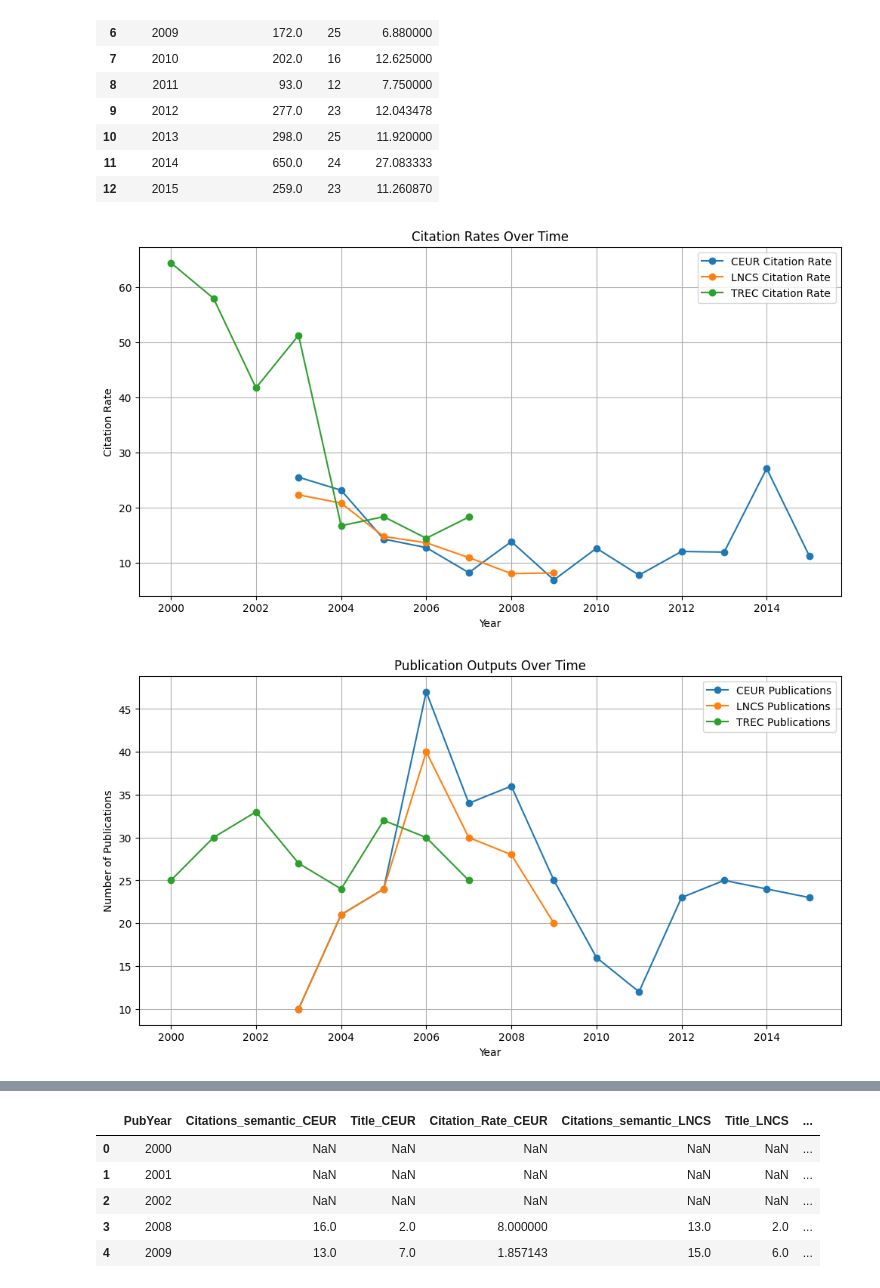
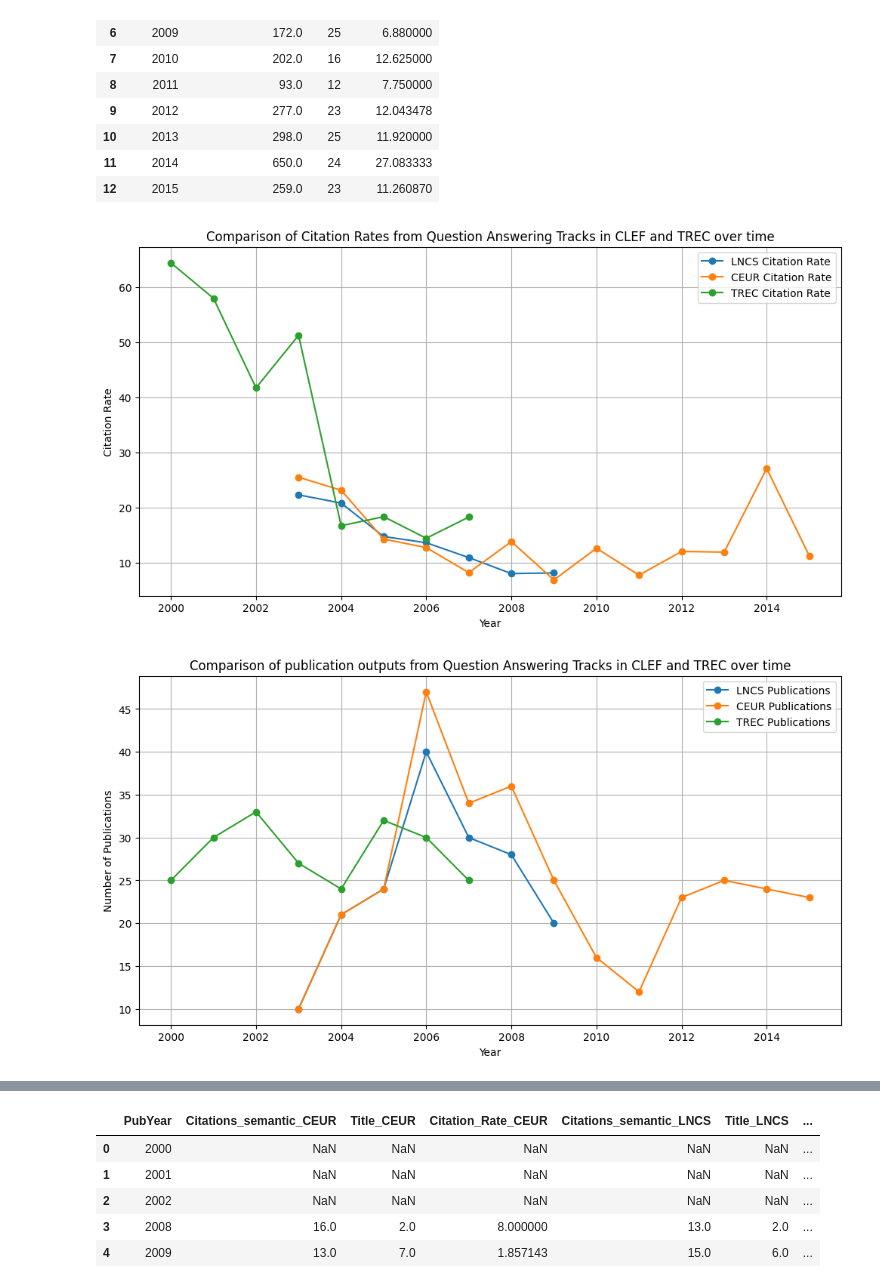
Before and after one commit to AndyKruff/MA_Scholarly_Impact_TREC_CLEF, a Jupyter notebook: code/analysis/compare_challenges/compare_comparable_tracks_and_labs.ipynb, the cells around one changed output, grey strips where cells are left out. Cells and saved outputs as stored; diff of their text form; code cells hidden in the pictures.

```diff
--- a/code/analysis/compare_challenges/compare_comparable_tracks_and_labs.ipynb
+++ b/code/analysis/compare_challenges/compare_comparable_tracks_and_labs.ipynb
@@ -174,16 +174,16 @@ import matplotlib.pyplot as plt
 # Ensure the years align properly
 plt.figure(figsize=(12, 6))
 
+# Plotting LNCS Citation Rates (only the available years)
+plt.plot(df_lncs_grouped['PubYear'], df_lncs_grouped['Citation_Rate'], marker='o', label='LNCS Citation Rate')
+
 # Plotting CEUR Citation Rates (only the available years)
 plt.plot(df_ceur_grouped['PubYear'], df_ceur_grouped['Citation_Rate'], marker='o', label='CEUR Citation Rate')
-
-# Plotting LNCS Citation Rates (only the available years)
-plt.plot(df_lncs_grouped['PubYear'], df_lncs_grouped['Citation_Rate'], marker='o', label='LNCS Citation Rate')
 
 # Plotting TREC Citation Rates (only the available years)
 plt.plot(df_trec_grouped['PubYear'], df_trec_grouped['Citation_Rate'], marker='o', label='TREC Citation Rate')
 
-plt.title('Citation Rates Over Time')
+plt.title('Comparison of Citation Rates from Question Answering Tracks in CLEF and TREC over time')
 plt.xlabel('Year')
 plt.ylabel('Citation Rate')
 plt.legend()
@@ -191,28 +191,28 @@ plt.grid(True)
 plt.savefig('../../../images/qa_citation_rate_comparison.png', dpi=300)  # Save the figure as a PNG file with 300 dpi
 plt.show()
 # %% [output]
-[figure, old version]
+[figure, new version]
 # %%
 plt.figure(figsize=(12, 6))
+
+# Plotting LNCS Publication Outputs
+plt.plot(df_lncs_grouped['PubYear'], df_lncs_grouped['Title'], marker='o', label='LNCS Publications')
 
 # Plotting CEUR Publication Outputs
 plt.plot(df_ceur_grouped['PubYear'], df_ceur_grouped['Title'], marker='o', label='CEUR Publications')
 
-# Plotting LNCS Publication Outputs
-plt.plot(df_lncs_grouped['PubYear'], df_lncs_grouped['Title'], marker='o', label='LNCS Publications')
-
 # Plotting TREC Publication Outputs
 plt.plot(df_trec_grouped['PubYear'], df_trec_grouped['Title'], marker='o', label='TREC Publications')
 
-plt.title('Publication Outputs Over Time')
+plt.title('Comparison of publication outputs from Question Answering Tracks in CLEF and TREC over time')
 plt.xlabel('Year')
 plt.ylabel('Number of Publications')
 plt.legend()
 plt.grid(True)
 plt.savefig('../../../images/qa_publication_output_comparison.png', dpi=300)  # Save the figure as a PNG file with 300 dpi
 plt.show()
 # %% [output]
-[figure, old version]
+[figure, new version]
 # %%
 # Filter CEUR for Question Answering Labs
 df_ceur_filtered = df_ceur[df_ceur["Labs"].apply(lambda x: "INFILE" in x)]
```
Also changed, not shown: parts of 2 cells of this notebook, 2 other files.
